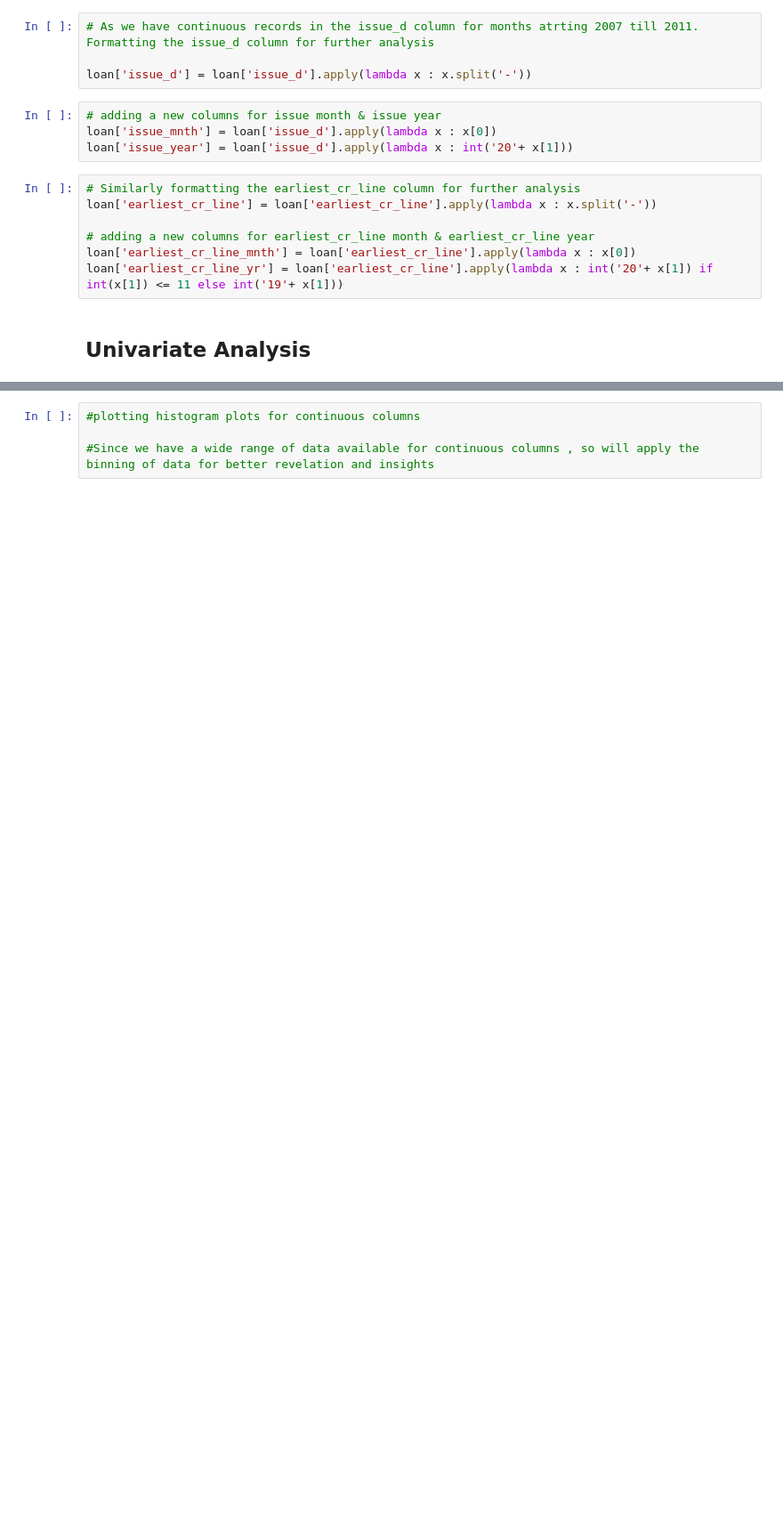
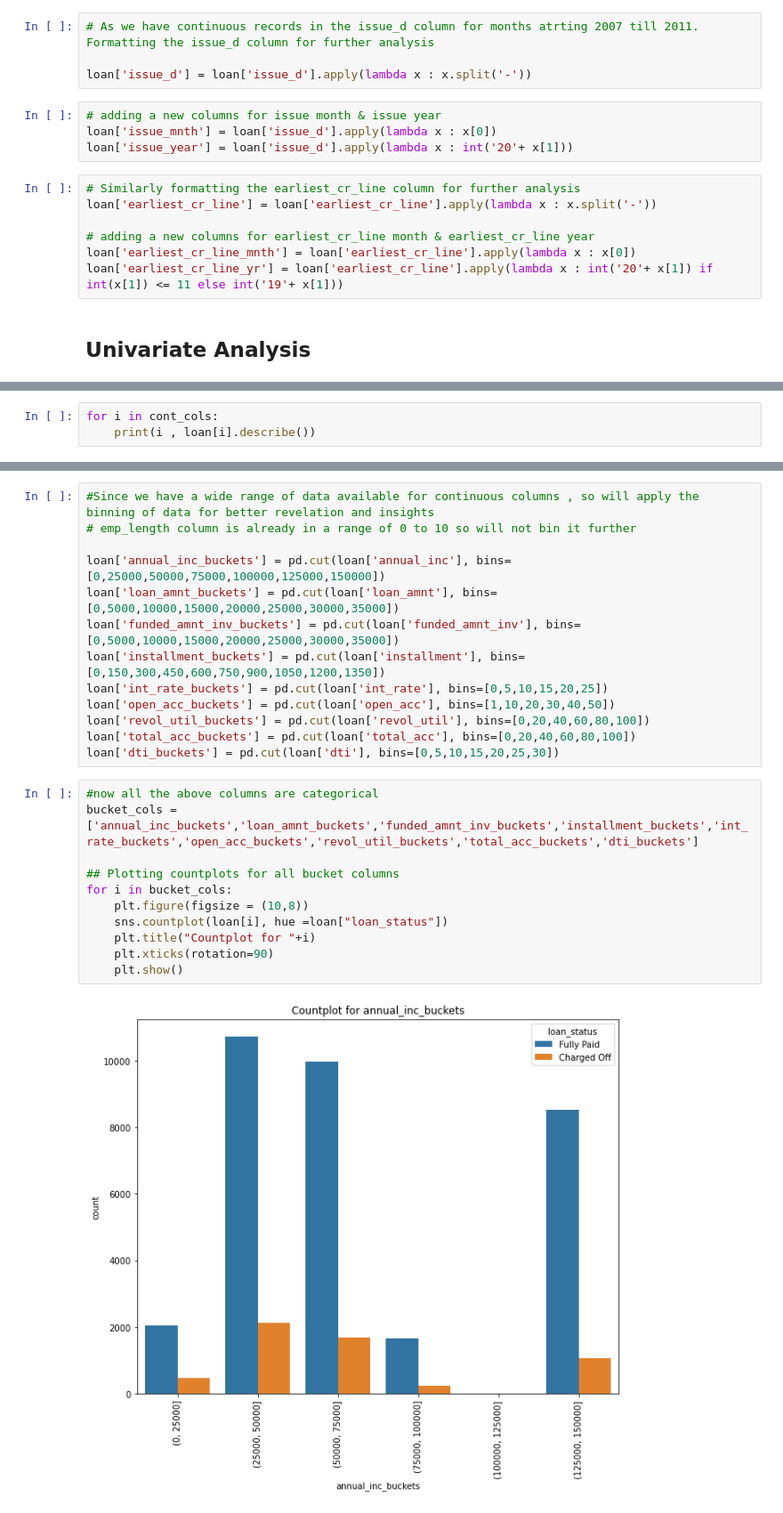
Before and after one commit to PaulMadhusmita/Lending_Club_Case_Study, a Jupyter notebook: LendingCaseStudy.ipynb, the cells around one changed output, grey strips where cells are left out. Shown at 89% size. Saved outputs shown, nothing was run; the diff lists cells and outputs as text; blank space fills up the shorter version.

```diff
--- a/LendingCaseStudy.ipynb
+++ b/LendingCaseStudy.ipynb
@@ -483,0 +484,3 @@ for i in cat_cols:
+# %%
+for i in cont_cols:
+    print(i , loan[i].describe())
@@ -484,4 +505,26 @@ for i in cat_cols:
 # %%
-#plotting histogram plots for continuous columns
+#Since we have a wide range of data available for continuous columns , so will apply the binning of data for better revelation and insights
+# emp_length column is already in a range of 0 to 10 so will not bin it further
 
-#Since we have a wide range of data available for continuous columns , so will apply the binning of data for better revelation and insights
+loan['annual_inc_buckets'] = pd.cut(loan['annual_inc'], bins=[0,25000,50000,75000,100000,125000,150000])
+loan['loan_amnt_buckets'] = pd.cut(loan['loan_amnt'], bins=[0,5000,10000,15000,20000,25000,30000,35000])
+loan['funded_amnt_inv_buckets'] = pd.cut(loan['funded_amnt_inv'], bins=[0,5000,10000,15000,20000,25000,30000,35000])
+loan['installment_buckets'] = pd.cut(loan['installment'], bins=[0,150,300,450,600,750,900,1050,1200,1350])
+loan['int_rate_buckets'] = pd.cut(loan['int_rate'], bins=[0,5,10,15,20,25])
+loan['open_acc_buckets'] = pd.cut(loan['open_acc'], bins=[1,10,20,30,40,50])
+loan['revol_util_buckets'] = pd.cut(loan['revol_util'], bins=[0,20,40,60,80,100])
+loan['total_acc_buckets'] = pd.cut(loan['total_acc'], bins=[0,20,40,60,80,100])
+loan['dti_buckets'] = pd.cut(loan['dti'], bins=[0,5,10,15,20,25,30])
+# %%
+#now all the above columns are categorical
+bucket_cols = ['annual_inc_buckets','loan_amnt_buckets','funded_amnt_inv_buckets','installment_buckets','int_rate_buckets','open_acc_buckets','revol_util_buckets','total_acc_buckets','dti_buckets']
+
+## Plotting countplots for all bucket columns
+for i in bucket_cols:
+    plt.figure(figsize = (10,8))
+    sns.countplot(loan[i], hue =loan["loan_status"])
+    plt.title("Countplot for "+i)
+    plt.xticks(rotation=90)
+    plt.show()
+# %% [output]
+[figure, added]
```
Also changed, not shown: parts of 51 cells of this notebook, 1 other file.
